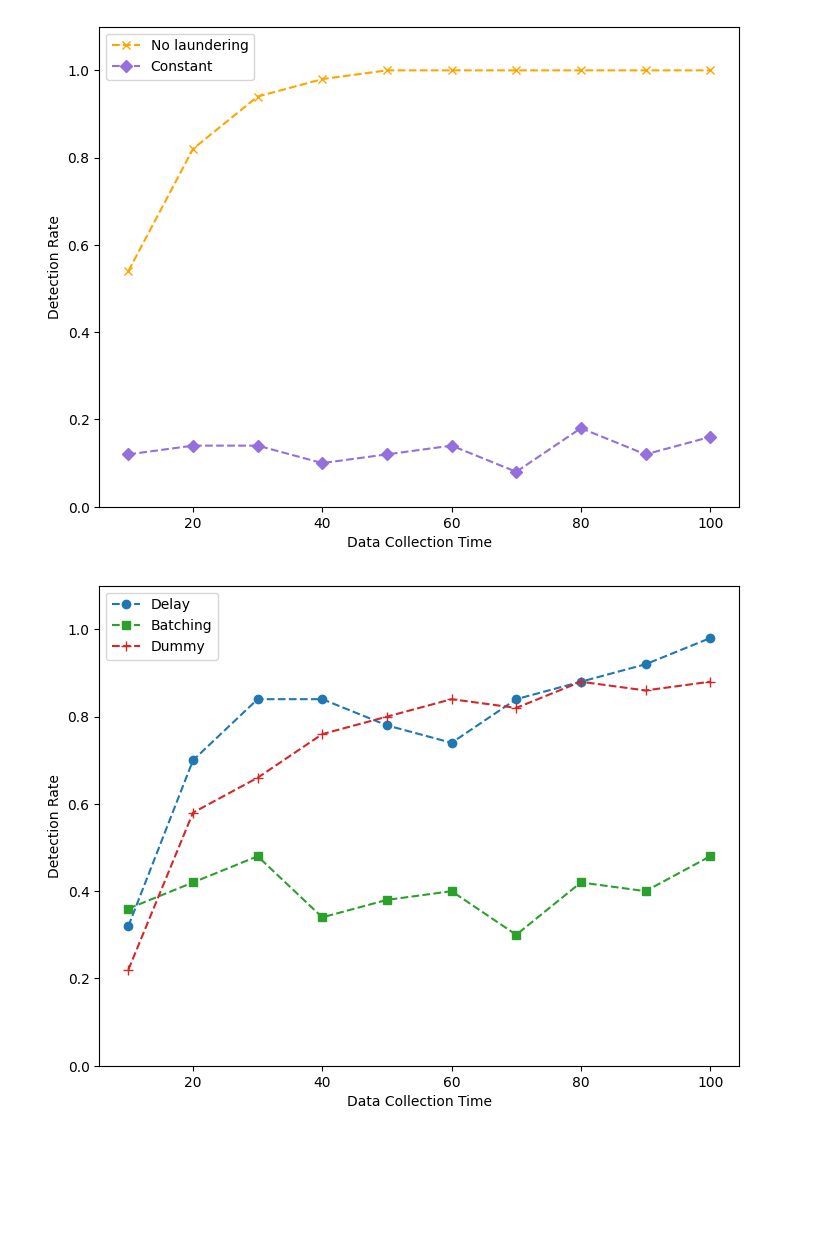
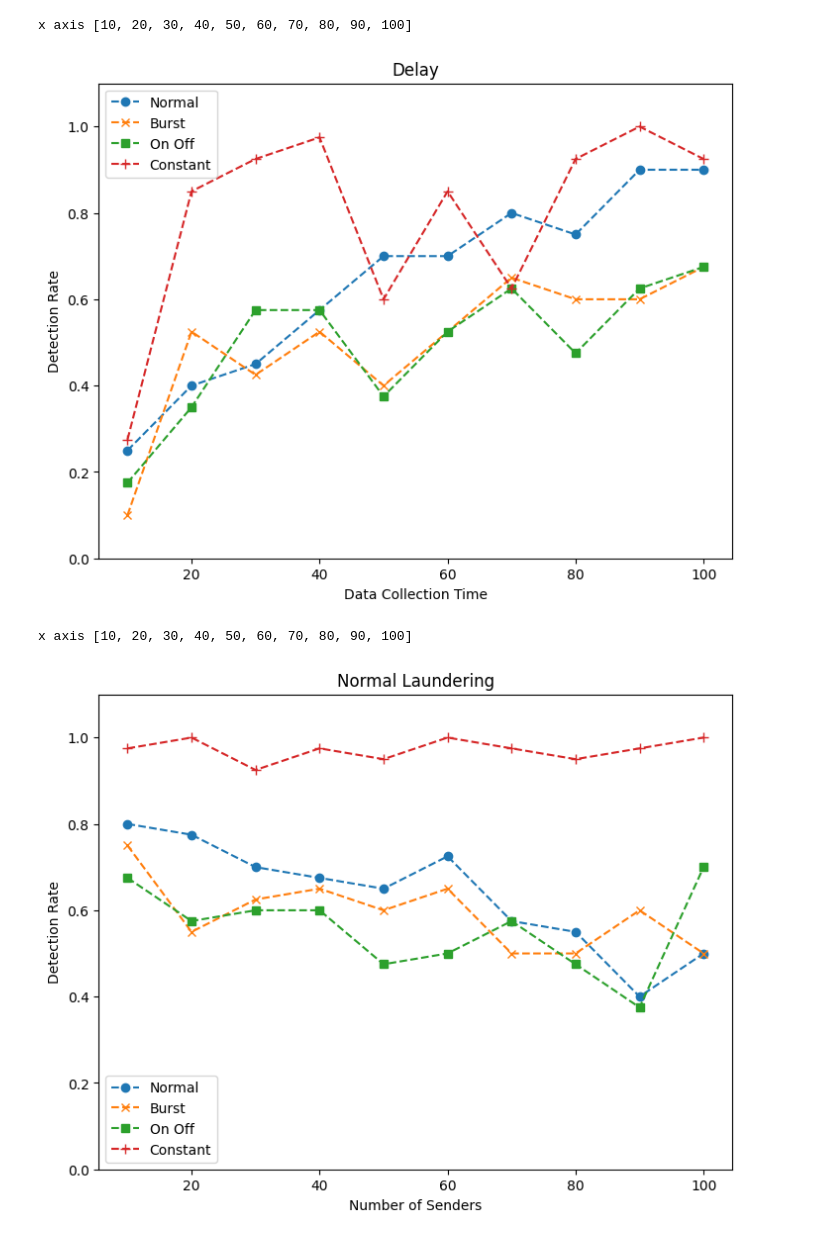
Before and after one commit to GuillaumeClaude/CSC-466-Final-Project, a Jupyter notebook: report_graphs.ipynb, the cells around one changed output. Cells and saved outputs as stored; diff of their text form; code cells hidden in the pictures; blank space fills up the shorter version.

```diff
--- a/report_graphs.ipynb
+++ b/report_graphs.ipynb
@@ -92,29 +243,63 @@ plt.show()
 # %%
+# Time Delay
+
 fig = plt.figure()
 ax = fig.add_axes([0,0,1,1])
+x = delay_time['time']
+x = x.tolist()
+print("x axis", x)
 
+y_normal = delay_time['delay']
+y_normal = y_normal.tolist()
+y_burst = delay_time['burst']
+y_burst = y_burst.tolist()
+y_onoff = delay_time['onoff']
+y_onoff = y_onoff.tolist()
+y_constant = delay_time['constant']
+y_constant = y_constant.tolist()
 
-plt.plot(x, y_clean, marker='x', linestyle='--', color='orange', label='No laundering')
-plt.plot(x, y_constant, marker='D', linestyle='--', color='mediumpurple', label='Constant')
+plt.plot(x, y_normal, marker='o', linestyle='--', color='tab:blue', label='Normal')
+plt.plot(x, y_burst, marker='x', linestyle='--', color='tab:orange', label='Burst')
+plt.plot(x, y_onoff, marker='s', linestyle='--', color='tab:green', label='On Off')
+plt.plot(x, y_constant, marker='+', linestyle='--', color='tab:red', label='Constant', markersize='7.0')
+
 plt.legend()
 plt.ylim(0,1.1)
 plt.xlabel("Data Collection Time")
 plt.ylabel("Detection Rate")
+plt.title("Delay")
 plt.show()
 # %% [output]
+x axis [10, 20, 30, 40, 50, 60, 70, 80, 90, 100]
-[figure, old version]
+[figure, new version]
 # %%
+# Size Normal Laundering
 fig = plt.figure()
 ax = fig.add_axes([0,0,1,1])
+x = normallaundering_size['number of senders']
+x = x.tolist()
+print("x axis", x)
 
-plt.plot(x, y_delay, marker='o', linestyle='--', color='tab:blue', label='Delay')
-plt.plot(x, y_batch, marker='s', linestyle='--', color='tab:green', label='Batching')
-plt.plot(x, y_dummy, marker='+', linestyle='--', color='tab:red', label='Dummy', markersize='7.0')
+y_normal = normallaundering_size['delay']
+y_normal = y_normal.tolist()
+y_burst = normallaundering_size['burst']
+y_burst = y_burst.tolist()
+y_onoff = normallaundering_size['onoff']
+y_onoff = y_onoff.tolist()
+y_constant = normallaundering_size['constant']
+y_constant = y_constant.tolist()
+
+plt.plot(x, y_normal, marker='o', linestyle='--', color='tab:blue', label='Normal')
+plt.plot(x, y_burst, marker='x', linestyle='--', color='tab:orange', label='Burst')
+plt.plot(x, y_onoff, marker='s', linestyle='--', color='tab:green', label='On Off')
+plt.plot(x, y_constant, marker='+', linestyle='--', color='tab:red', label='Constant', markersize='7.0')
 
 plt.legend()
 plt.ylim(0,1.1)
-plt.xlabel("Data Collection Time")
+plt.xlabel("Number of Senders")
 plt.ylabel("Detection Rate")
+plt.title("Normal Laundering")
 plt.show()
 # %% [output]
+x axis [10, 20, 30, 40, 50, 60, 70, 80, 90, 100]
-[figure, old version]
+[figure, new version]
```
Also changed, not shown: parts of 7 cells of this notebook.
